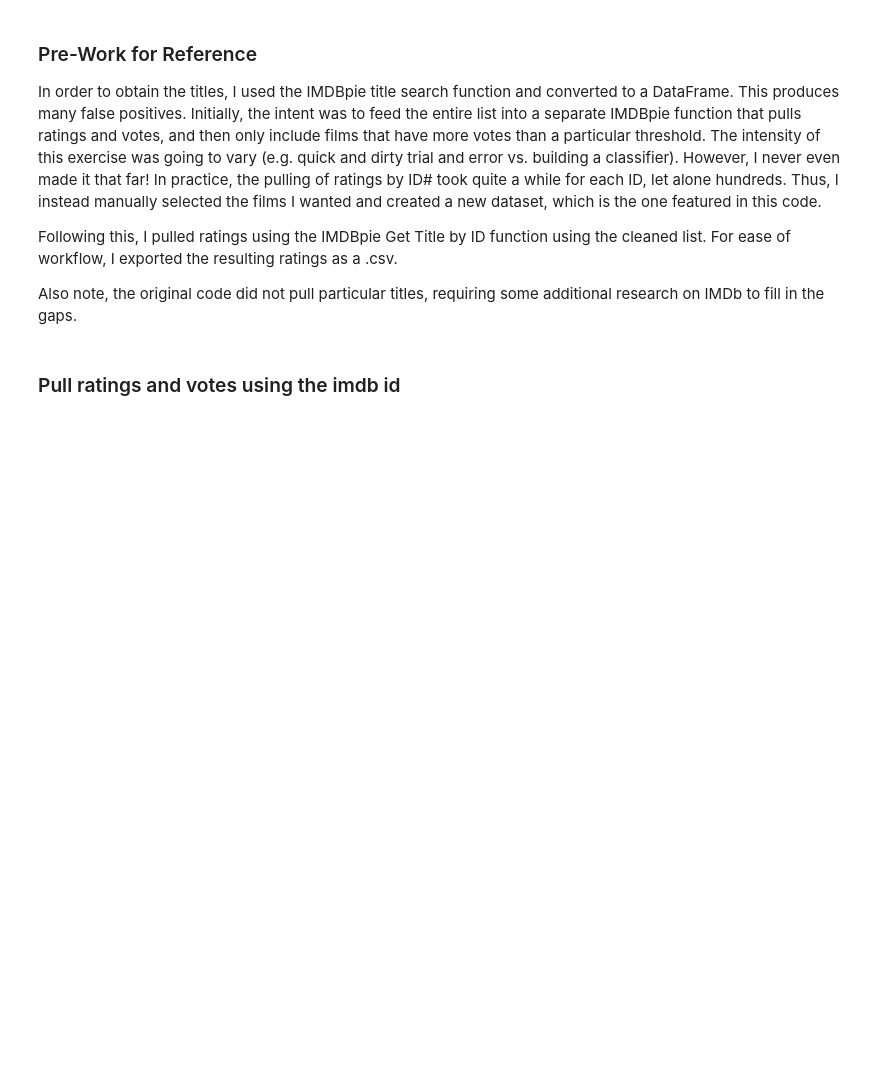
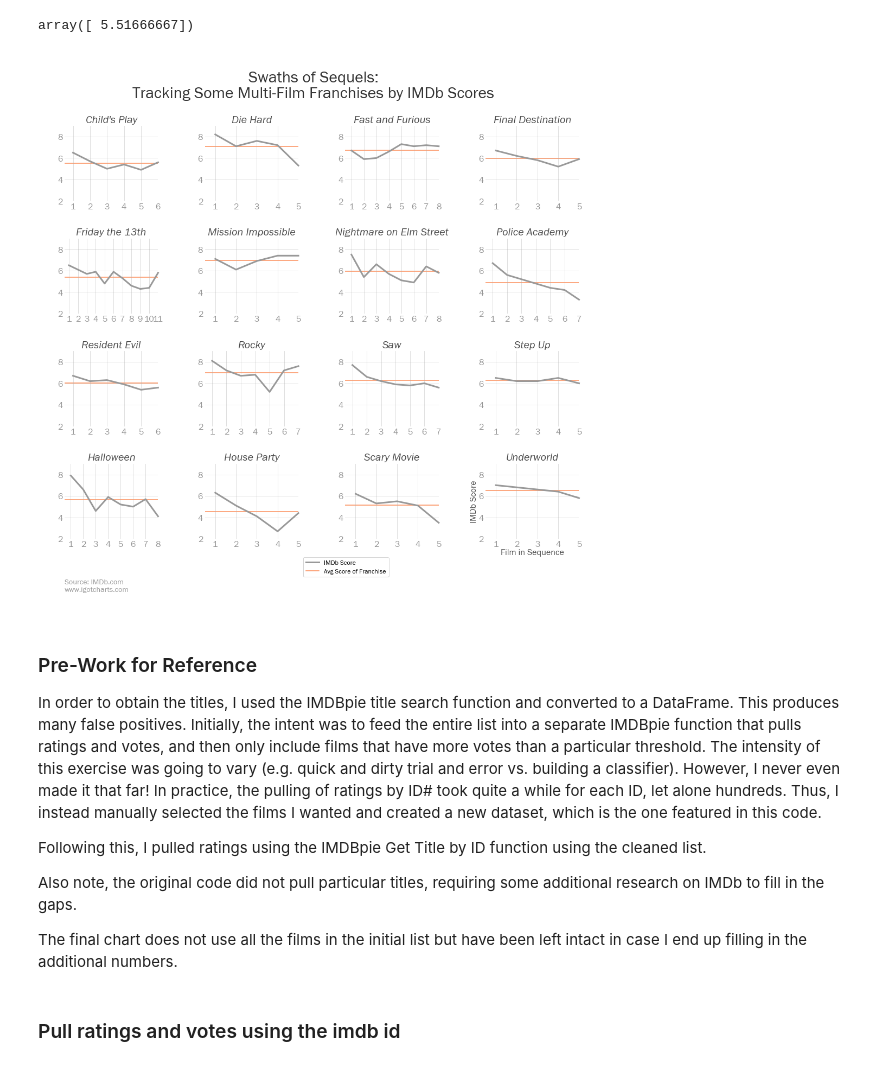
Before and after one commit to igotcharts/charts_and_more_charts, a Jupyter notebook: notebooks/Lots of Sequels.ipynb, the cells around one changed output. Saved outputs shown, nothing was run; the diff lists cells and outputs as text; code cells hidden in the pictures; blank space fills up the shorter version.

Commit message:
picked final films

```diff
--- a/notebooks/Lots of Sequels.ipynb
+++ b/notebooks/Lots of Sequels.ipynb
@@ -10,5 +7,6 @@ _,datafolder,outputs=charts_function_list.folder_setup()
 #Since the get_title_by_id function takes a while to complete, save as a new .csv for faster access later
 os.chdir(datafolder)
 sequels_with_ratings = pd.read_csv('sequels_with_rating.csv',index_col=[0,1])
+sequels_with_ratings.dropna(inplace=True)
 # %%
 class chart_maker(object):
@@ -36,14 +39,0 @@ class chart_maker(object):
-# %%
-sequel_titles = np.array(sequels_with_ratings.index.get_level_values(0).unique())
-my_new_chart = chart_maker(title='Swaths of Sequels',title_size=20)
-fig = my_new_chart.initial_fig_axis()
-
-for item in range(len(sequel_titles)):
-    ax = my_new_chart.axes_set_up(rows=4,columns=4,plot_num=item+1)
-    plt.title(sequel_titles[item])
-    plt.plot(sequels_with_ratings.loc[sequel_titles[item]].index.values+1,
-             sequels_with_ratings.loc[sequel_titles[item]]['rating'])
-    my_new_chart.y_axis_setup(3,8.5)
-    my_new_chart.x_axis_setup(interval=1)
-
-plt.show()
@@ -51,0 +40,2 @@ plt.show()
+# %%
+sequels_with_ratings = sequels_with_ratings[sequels_with_ratings.index.get_level_values(0)!='Star Trek']
@@ -52,11 +93,45 @@ plt.show()
+# %%
+pd.DataFrame(sequels_with_ratings['rating'].mean(level=0)).loc[sequel_titles[0]].values
+# %% [output]
+array([ 5.51666667])
+# %%
+sequel_titles = np.array(sequels_with_ratings.index.get_level_values(0).unique())
+my_new_chart = chart_maker(title='Swaths of Sequels:\nTracking Some Multi-Film Franchises by IMDb Scores',title_size=30,alpha=.8)
+fig = my_new_chart.initial_fig_axis(figsize=(17,14))
+
+for item in range(len(sequel_titles)):
+    ax = my_new_chart.axes_set_up(rows=4,columns=4,plot_num=item+1)
+    plt.title(sequel_titles[item],fontsize=20,alpha=.7,style='italic')
+    my_new_chart.y_axis_setup(min_=np.floor(sequels_with_ratings['rating'].min(level=0).min()),
+                              max_=np.ceil(sequels_with_ratings['rating'].max(level=0).max()),interval=2)
+    my_new_chart.x_axis_setup(min_=.5,max_=len(sequels_with_ratings.loc[sequel_titles[item]]),interval=1)
+
+    plt.plot(sequels_with_ratings.loc[sequel_titles[item]].index.values+1,
+             sequels_with_ratings.loc[sequel_titles[item]]['rating'],clip_on=False,linewidth=3,color='#999999',zorder=2,label='IMDb Score')
+    ax.axhline(pd.DataFrame(sequels_with_ratings['rating'].mean(level=0)).loc[sequel_titles[item]].values,
+               color='#fc8d59',zorder=1,label='Avg Score of Franchise')
+    ax.tick_params(axis='both', which='major', labelsize=16,labelcolor='#969696')
+    ax.grid(alpha=.5)
+
+
+ax = plt.gca()
+ax.set_ylabel('IMDb Score',fontsize=16,alpha=.7,labelpad=1)
+ax.set_xlabel('Film in Sequence',fontsize=16,alpha=.7,labelpad=1)
+ax.legend(bbox_to_anchor=(-1,-.2 ),frameon=True)
+my_new_chart.citations(x=-4.5,source_y=-.6,source='Source: IMDb.com',chart_tag_y=-.7,chart_tag='www.igotcharts.com')
+plt.show()
+# %% [output]
+[figure, added]
 # %% [markdown]
 ### Pre-Work for Reference
 
 In order to obtain the titles, I used the IMDBpie title search function and converted to a DataFrame. This produces many false positives. Initially, the intent was to feed the entire list into a separate IMDBpie function that pulls ratings and votes, and then only include films that have more votes than a particular threshold. The intensity of this exercise was going to vary (e.g. quick and dirty trial and error vs. building a classifier). However, I never even made it that far! In practice, the pulling of ratings by ID# took quite a while for each ID, let alone hundreds. Thus, I instead manually selected the films I wanted and created a new dataset, which is the one featured in this code.
 
-Following this, I pulled ratings using the IMDBpie Get Title by ID function using the cleaned list. For ease of workflow, I exported the resulting ratings as a .csv.
+Following this, I pulled ratings using the IMDBpie Get Title by ID function using the cleaned list.
 
 Also note, the original code did not pull particular titles, requiring some additional research on IMDb to fill in the gaps.
+
+The final chart does not use all the films in the initial list but have been left intact in case I end up filling in the additional numbers.
 # %%
 from imdbpie import Imdb
 
```
Also changed, not shown: parts of 9 cells of this notebook, 1 other file.
